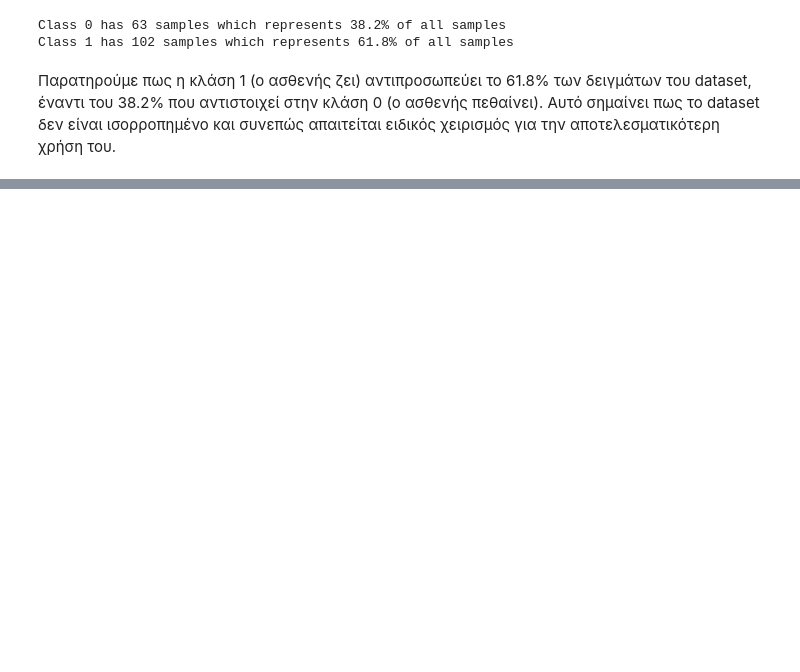
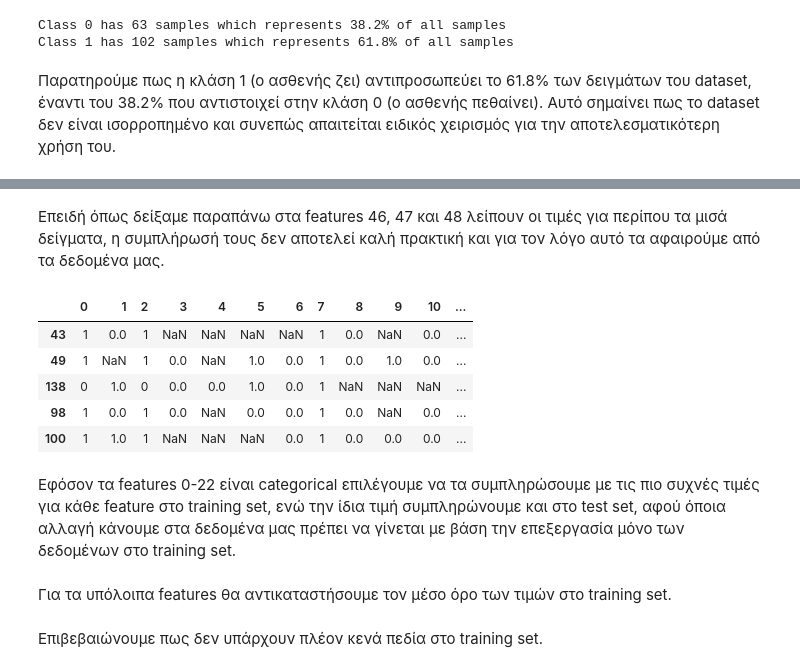
Before and after one commit to michalakos/neural-networks-ntua, a Jupyter notebook: NN_Lab1.ipynb, the cells around one changed output, grey strips where cells are left out. Saved outputs shown, nothing was run; the diff lists cells and outputs as text; code cells hidden in the pictures; blank space fills up the shorter version.

```diff
--- a/NN_Lab1.ipynb
+++ b/NN_Lab1.ipynb
@@ -107,0 +121,26 @@ Class 1 has 102 samples which represents 61.8% of all samples
+# %%
+from sklearn.model_selection import train_test_split
+
+# differentiate labels from features
+X_df = df.iloc[:,:49].copy()
+y_df = df.iloc[:,49].copy()
+
+# create train and test sets
+X_train, X_test, y_train, y_test = train_test_split(X_df, y_df, test_size=.3)
+# %% [markdown]
+Επειδή όπως δείξαμε παραπάνω στα features 46, 47 και 48 λείπουν οι τιμές για περίπου τα μισά δείγματα, η συμπλήρωσή τους δεν αποτελεί καλή πρακτική και για τον λόγο αυτό τα αφαιρούμε από τα δεδομένα μας.
+# %%
+X_train.drop([46, 47, 48], axis=1, inplace=True)
+X_test.drop([46, 47, 48], axis=1, inplace=True)
+X_train.head()
+# %% [output]
+|  | 0 | 1 | 2 | 3 | 4 | 5 | 6 | 7 | 8 | 9 | 10 | ... |
+| 43 | 1 | 0.0 | 1 | NaN | NaN | NaN | NaN | 1 | 0.0 | NaN | 0.0 | ... |
+| 49 | 1 | NaN | 1 | 0.0 | NaN | 1.0 | 0.0 | 1 | 0.0 | 1.0 | 0.0 | ... |
+| 138 | 0 | 1.0 | 0 | 0.0 | 0.0 | 1.0 | 0.0 | 1 | NaN | NaN | NaN | ... |
+| 98 | 1 | 0.0 | 1 | 0.0 | NaN | 0.0 | 0.0 | 1 | 0.0 | NaN | 0.0 | ... |
+| 100 | 1 | 1.0 | 1 | NaN | NaN | NaN | 0.0 | 1 | 0.0 | 0.0 | 0.0 | ... |
+# %% [markdown]
+Εφόσον τα features 0-22 είναι categorical επιλέγουμε να τα συμπληρώσουμε με τις πιο συχνές τιμές για κάθε feature στο training set, ενώ την ίδια τιμή συμπληρώνουμε και στο test set, αφού όποια αλλαγή κάνουμε στα δεδομένα μας πρέπει να γίνεται με βάση την επεξεργασία μόνο των δεδομένων στο training set.
+# %% [markdown]
+Για τα υπόλοιπα features θα αντικαταστήσουμε τον μέσο όρο των τιμών στο training set.
@@ -107,0 +154,2 @@ Class 1 has 102 samples which represents 61.8% of all samples
+# %% [markdown]
+Επιβεβαιώνουμε πως δεν υπάρχουν πλέον κενά πεδία στο training set.
```
Also changed, not shown: parts of 28 cells of this notebook.
